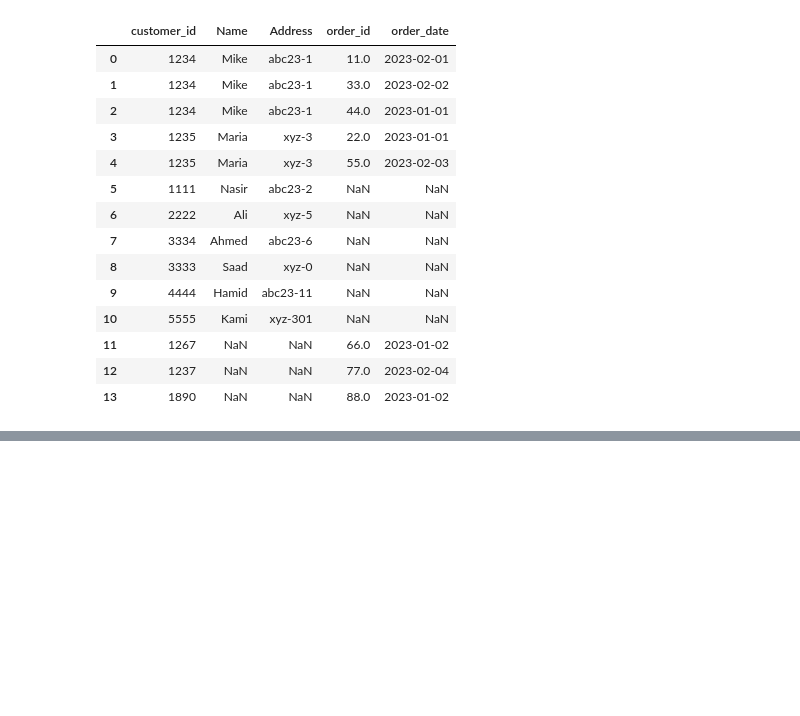
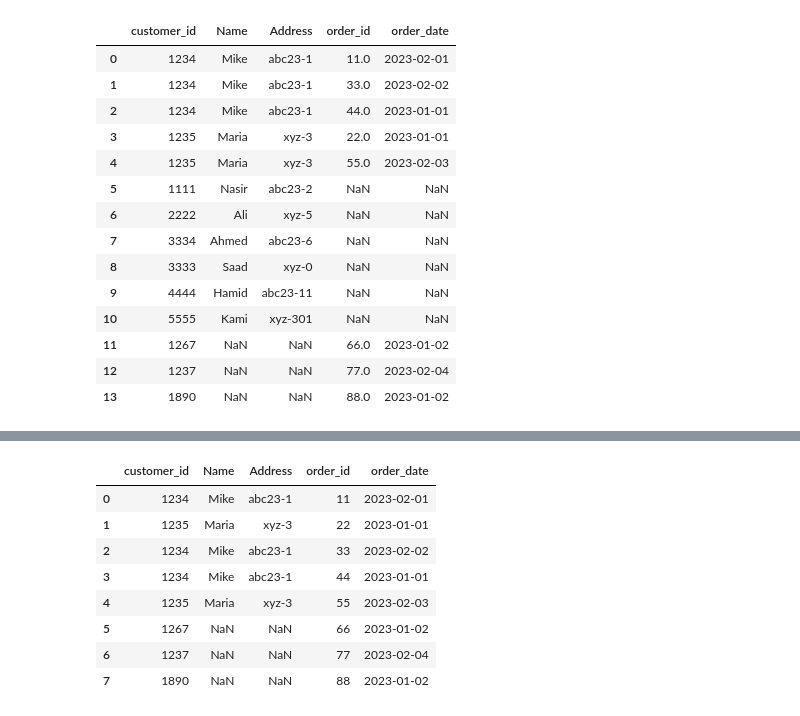
Before and after one commit to sadafwalliyani/Python-Assignments, a Jupyter notebook: AI-Q2/combining_reshaping_data.ipynb, the cells around one changed output, grey strips where cells are left out. Drawn from its saved outputs; the diff is of its cells as text; code cells hidden in the pictures; blank space fills up the shorter version.

```diff
--- a/AI-Q2/combining_reshaping_data.ipynb
+++ b/AI-Q2/combining_reshaping_data.ipynb
@@ -136,0 +151,13 @@ merged_data=pd.merge
+# %%
+merged_data=pd.merge(customers,orders, how='right')
+merged_data
+# %% [output]
+|  | customer_id | Name | Address | order_id | order_date |
+| 0 | 1234 | Mike | abc23-1 | 11 | 2023-02-01 |
+| 1 | 1235 | Maria | xyz-3 | 22 | 2023-01-01 |
+| 2 | 1234 | Mike | abc23-1 | 33 | 2023-02-02 |
+| 3 | 1234 | Mike | abc23-1 | 44 | 2023-01-01 |
+| 4 | 1235 | Maria | xyz-3 | 55 | 2023-02-03 |
+| 5 | 1267 | NaN | NaN | 66 | 2023-01-02 |
+| 6 | 1237 | NaN | NaN | 77 | 2023-02-04 |
+| 7 | 1890 | NaN | NaN | 88 | 2023-01-02 |
```
Also changed, not shown: parts of 12 cells of this notebook.
